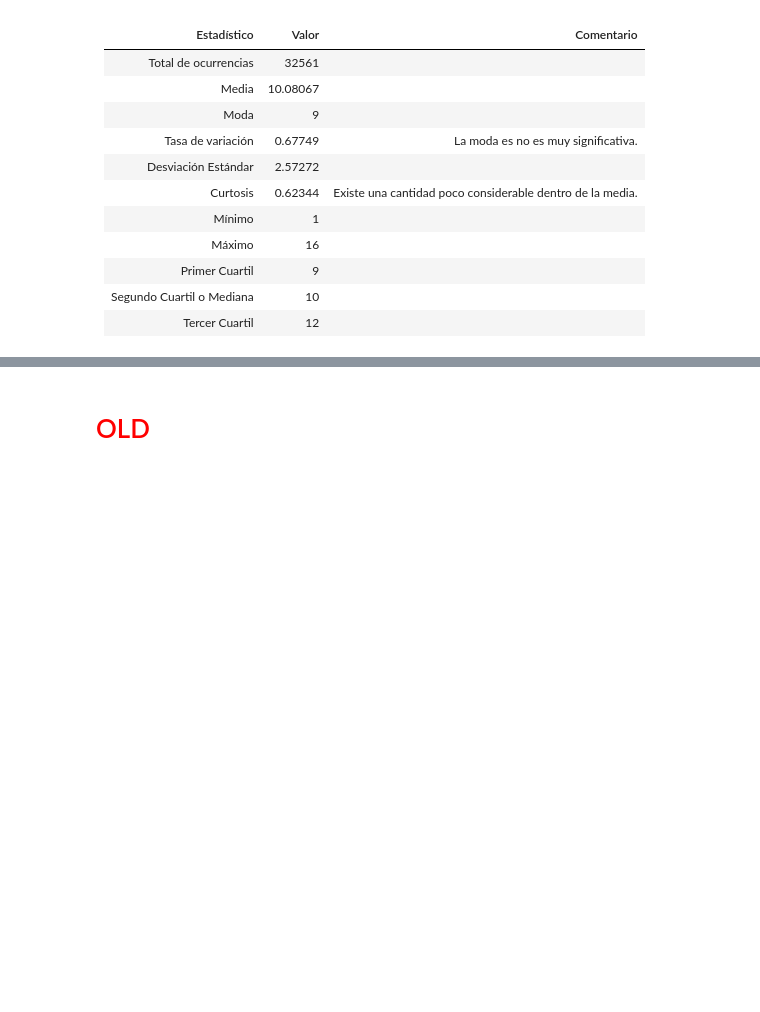
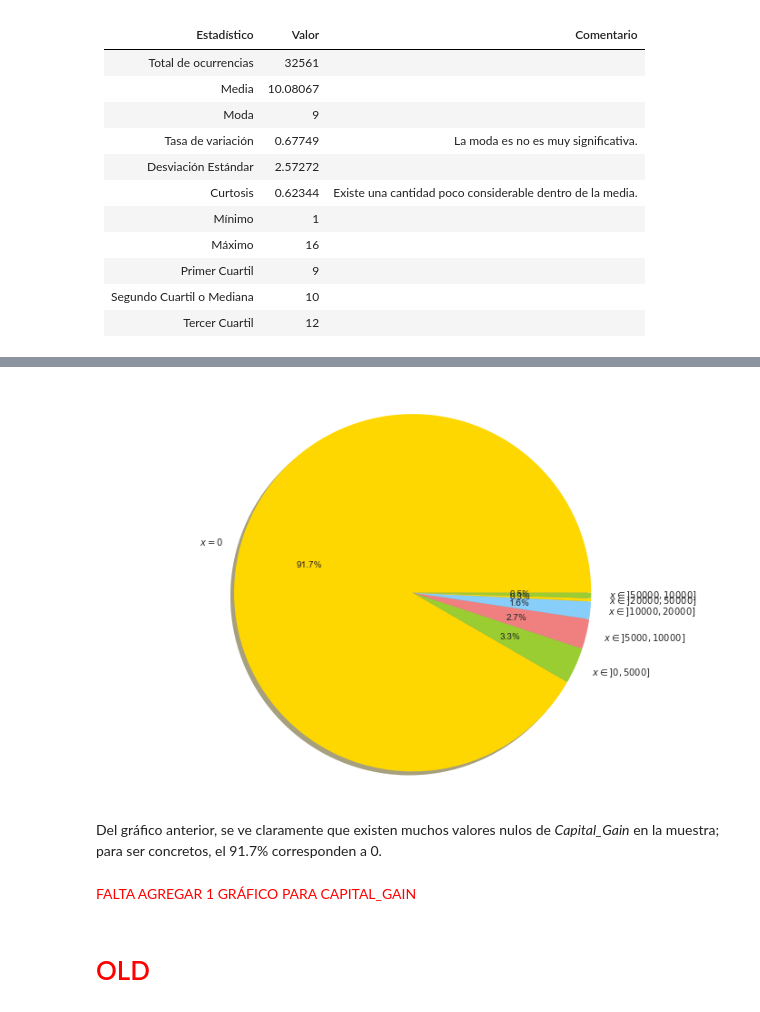
Before and after one commit to avberrio/Tarea1_AID, a Jupyter notebook: Tarea1.ipynb, the cells around one changed output, grey strips where cells are left out. Saved outputs shown, nothing was run; the diff lists cells and outputs as text; code cells hidden in the pictures; blank space fills up the shorter version.

```diff
--- a/Tarea1.ipynb
+++ b/Tarea1.ipynb
@@ -213,3 +239,25 @@ Finalmente, resumimos el análisis descriptivo realizado con anterioridad a *Edu
+# %%
+labels = ('$x = 0$', '$x \in ]0, 5000]$', '$x \in ]5000, 10000]$', '$x \in ]10000, 20000]$',
+          '$x \in ]20000, 50000]$', '$x \in ]50000, 10000]$')
+sizes = [
+    df[df['Capital_Gain'] == 0]['Capital_Gain'].count(),
+    df[(df['Capital_Gain'] > 0) & (df['Capital_Gain'] <= 5000)]['Capital_Gain'].count(),
+    df[(df['Capital_Gain'] > 5000) & (df['Capital_Gain'] <= 10000)]['Capital_Gain'].count(),
+    df[(df['Capital_Gain'] > 10000) & (df['Capital_Gain'] <= 20000)]['Capital_Gain'].count(),
+    df[(df['Capital_Gain'] > 20000) & (df['Capital_Gain'] <= 50000)]['Capital_Gain'].count(),
+    df[(df['Capital_Gain'] > 50000) & (df['Capital_Gain'] <= 100000)]['Capital_Gain'].count()
+]
+
+plt.figure(figsize=(12, 8))
+plt.pie(sizes, labels=labels, colors=colors, autopct='%1.1f%%', shadow=True)
+plt.axis('equal')
+plt.show()
+# %% [output]
+[figure, added]
+# %% [markdown]
+Del gráfico anterior, se ve claramente que existen muchos valores nulos de *Capital_Gain* en la muestra; para ser concretos, el 91.7% corresponden a 0.
+# %% [markdown]
+<p style="color: red"> FALTA AGREGAR 1 GRÁFICO PARA CAPITAL_GAIN </p>
 # %% [markdown]
 <h1 style="color: red"> OLD </h1>
 # %% [markdown]
```
Also changed, not shown: parts of 6 cells of this notebook.
